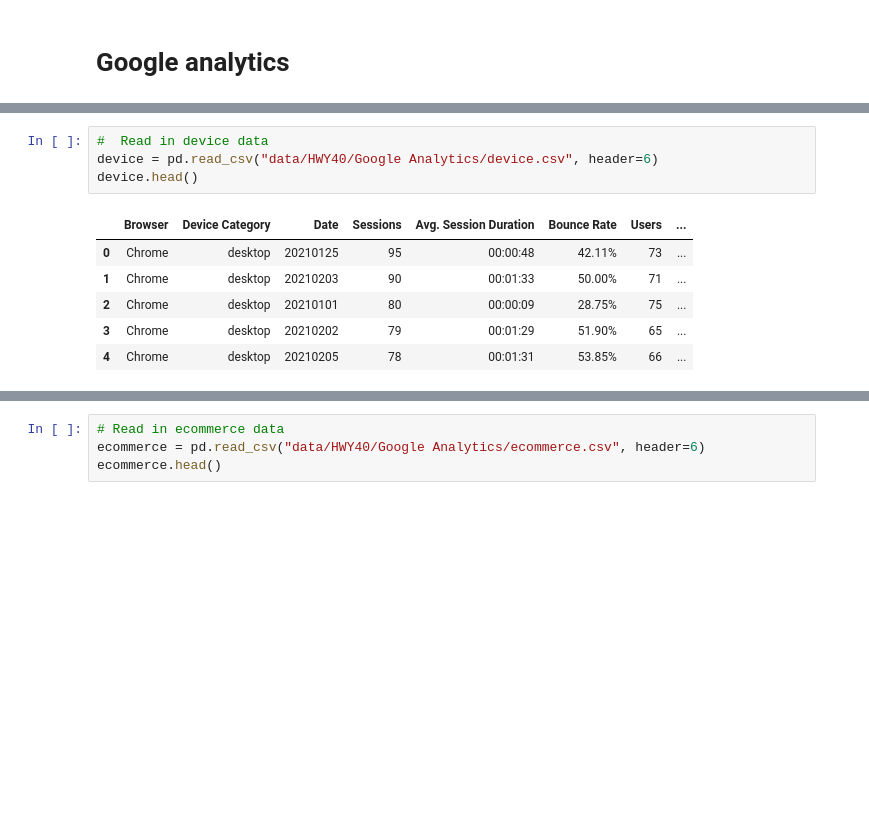
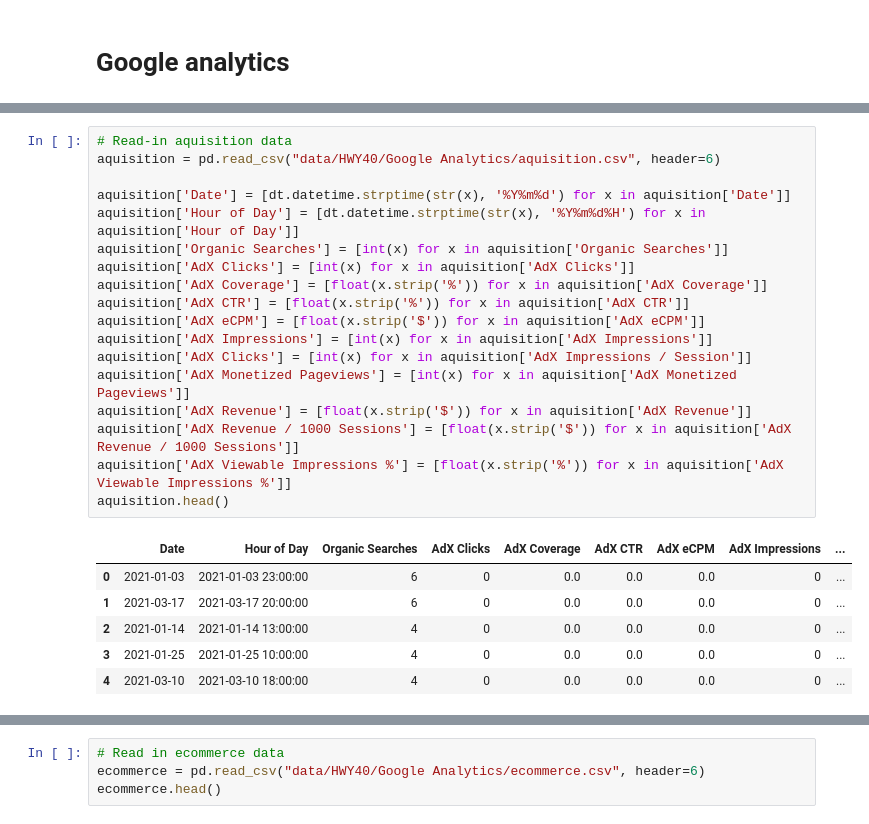
Before and after one commit to Data-Science-in-Business-master/final-project-adventure-haus-and-hwy40-adventure_haus_highway_40, a Jupyter notebook: HW40.ipynb, the cells around one changed output, grey strips where cells are left out. Drawn from its saved outputs; the diff is of its cells as text; blank space fills up the shorter version.

```diff
--- a/HW40.ipynb
+++ b/HW40.ipynb
@@ -169,11 +130,25 @@ city.head()
-# %%
-#  Read in device data
-device = pd.read_csv("data/HWY40/Google Analytics/device.csv", header=6)
-device.head()
-# %% [output]
-|  | Browser | Device Category | Date | Sessions | Avg. Session Duration | Bounce Rate | Users | ... |
-| 0 | Chrome | desktop | 20210125 | 95 | 00:00:48 | 42.11% | 73 | ... |
-| 1 | Chrome | desktop | 20210203 | 90 | 00:01:33 | 50.00% | 71 | ... |
-| 2 | Chrome | desktop | 20210101 | 80 | 00:00:09 | 28.75% | 75 | ... |
-| 3 | Chrome | desktop | 20210202 | 79 | 00:01:29 | 51.90% | 65 | ... |
-| 4 | Chrome | desktop | 20210205 | 78 | 00:01:31 | 53.85% | 66 | ... |
+# %%
+# Read-in aquisition data
+aquisition = pd.read_csv("data/HWY40/Google Analytics/aquisition.csv", header=6)
+
+aquisition['Date'] = [dt.datetime.strptime(str(x), '%Y%m%d') for x in aquisition['Date']]
+aquisition['Hour of Day'] = [dt.datetime.strptime(str(x), '%Y%m%d%H') for x in aquisition['Hour of Day']]
+aquisition['Organic Searches'] = [int(x) for x in aquisition['Organic Searches']]
+aquisition['AdX Clicks'] = [int(x) for x in aquisition['AdX Clicks']]
+aquisition['AdX Coverage'] = [float(x.strip('%')) for x in aquisition['AdX Coverage']]
+aquisition['AdX CTR'] = [float(x.strip('%')) for x in aquisition['AdX CTR']]
+aquisition['AdX eCPM'] = [float(x.strip('$')) for x in aquisition['AdX eCPM']]
+aquisition['AdX Impressions'] = [int(x) for x in aquisition['AdX Impressions']]
+aquisition['AdX Clicks'] = [int(x) for x in aquisition['AdX Impressions / Session']]
+aquisition['AdX Monetized Pageviews'] = [int(x) for x in aquisition['AdX Monetized Pageviews']]
+aquisition['AdX Revenue'] = [float(x.strip('$')) for x in aquisition['AdX Revenue']]
+aquisition['AdX Revenue / 1000 Sessions'] = [float(x.strip('$')) for x in aquisition['AdX Revenue / 1000 Sessions']]
+aquisition['AdX Viewable Impressions %'] = [float(x.strip('%')) for x in aquisition['AdX Viewable Impressions %']]
+aquisition.head()
+# %% [output]
+|  | Date | Hour of Day | Organic Searches | AdX Clicks | AdX Coverage | AdX CTR | AdX eCPM | AdX Impressions | ... |
+| 0 | 2021-01-03 | 2021-01-03 23:00:00 | 6 | 0 | 0.0 | 0.0 | 0.0 | 0 | ... |
+| 1 | 2021-03-17 | 2021-03-17 20:00:00 | 6 | 0 | 0.0 | 0.0 | 0.0 | 0 | ... |
+| 2 | 2021-01-14 | 2021-01-14 13:00:00 | 4 | 0 | 0.0 | 0.0 | 0.0 | 0 | ... |
+| 3 | 2021-01-25 | 2021-01-25 10:00:00 | 4 | 0 | 0.0 | 0.0 | 0.0 | 0 | ... |
+| 4 | 2021-03-10 | 2021-03-10 18:00:00 | 4 | 0 | 0.0 | 0.0 | 0.0 | 0 | ... |
```
Also changed, not shown: parts of 7 cells of this notebook.
